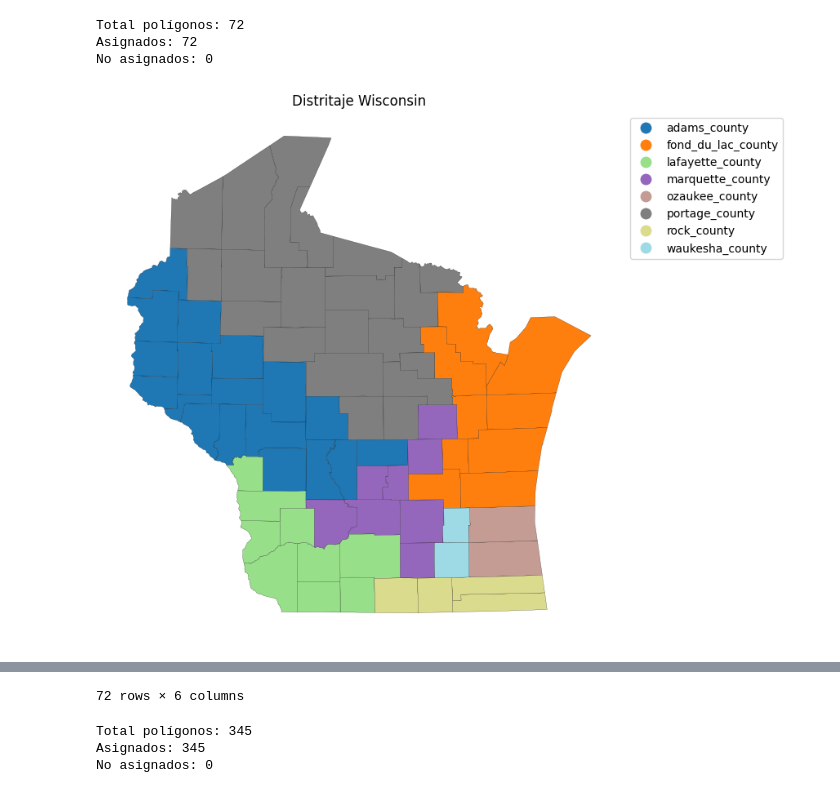
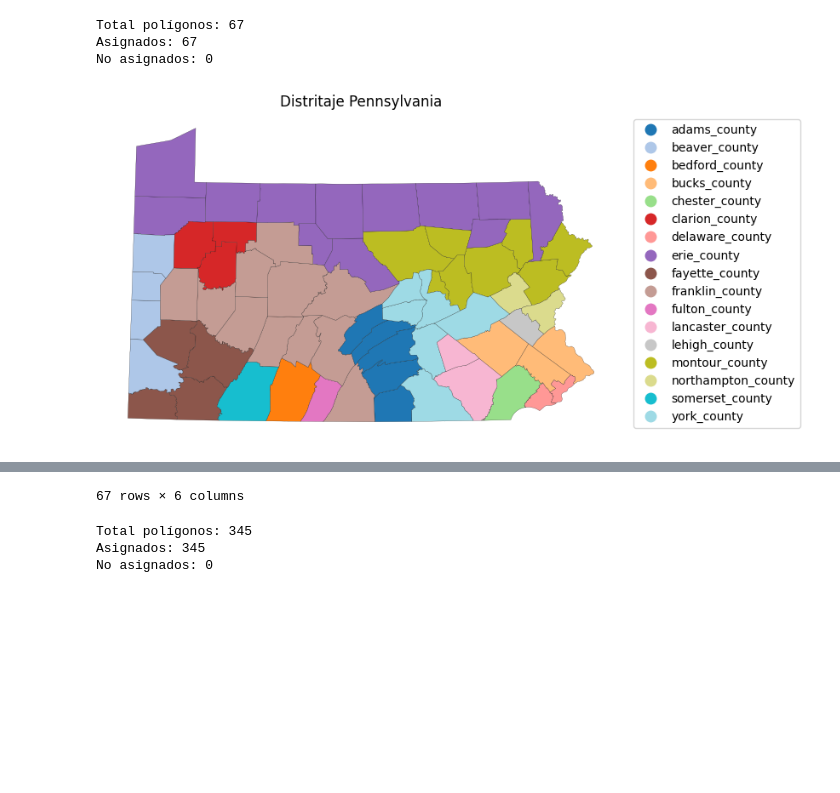
Before and after one commit to Andresdiazdcd/Tesis, a Jupyter notebook: Códigos/Graficos.ipynb, the cells around one changed output, grey strips where cells are left out. Cells and saved outputs as stored; diff of their text form; code cells hidden in the pictures; blank space fills up the shorter version.

```diff
--- a/Códigos/Graficos.ipynb
+++ b/Códigos/Graficos.ipynb
@@ -12,14 +12,14 @@ import geopandas as gpd
 from funciones_mapas_graficos import graficar_desde_asignaciones_csv, graficar_eeuu_desde_asignaciones_csv
 # %%
 graficar_eeuu_desde_asignaciones_csv(
-    "resultados_eeuu/wi_sys/t_011/t_011_asignaciones.csv",
-    "DataEEUU/wi_paper/nodes.geojson",
-    "MAPAS_EEUU_GRAFICOS/mapa_wisconsin_t011.png",
-    titulo="Distritaje Wisconsin"
+    "resultados_eeuu/pa_sys/t_044/t_044_asignaciones.csv",
+    "DataEEUU/pa_paper/nodes.geojson",
+    "MAPAS_EEUU_GRAFICOS/mapa_pennsylvania_t044.png",
+    titulo="Distritaje Pennsylvania"
 )
 # %% [output]
-Total polígonos: 72
-Asignados: 72
+Total polígonos: 67
+Asignados: 67
 No asignados: 0
-[figure, old version]
+[figure, new version]
 |  | county | pop | node_idx | geometry | comuna | centro |
@@ -37,4 +37,4 @@ No asignados: 0
-72 rows × 6 columns
+67 rows × 6 columns
 # %%
 gdf_mapa = graficar_desde_asignaciones_csv(
     ruta_asignaciones="resultados/resultados_CL_SYS_epsilon_0.87/t_023/t_023_asignaciones.csv",
```
Also changed, not shown: parts of 1 cell of this notebook, 8 other files.
